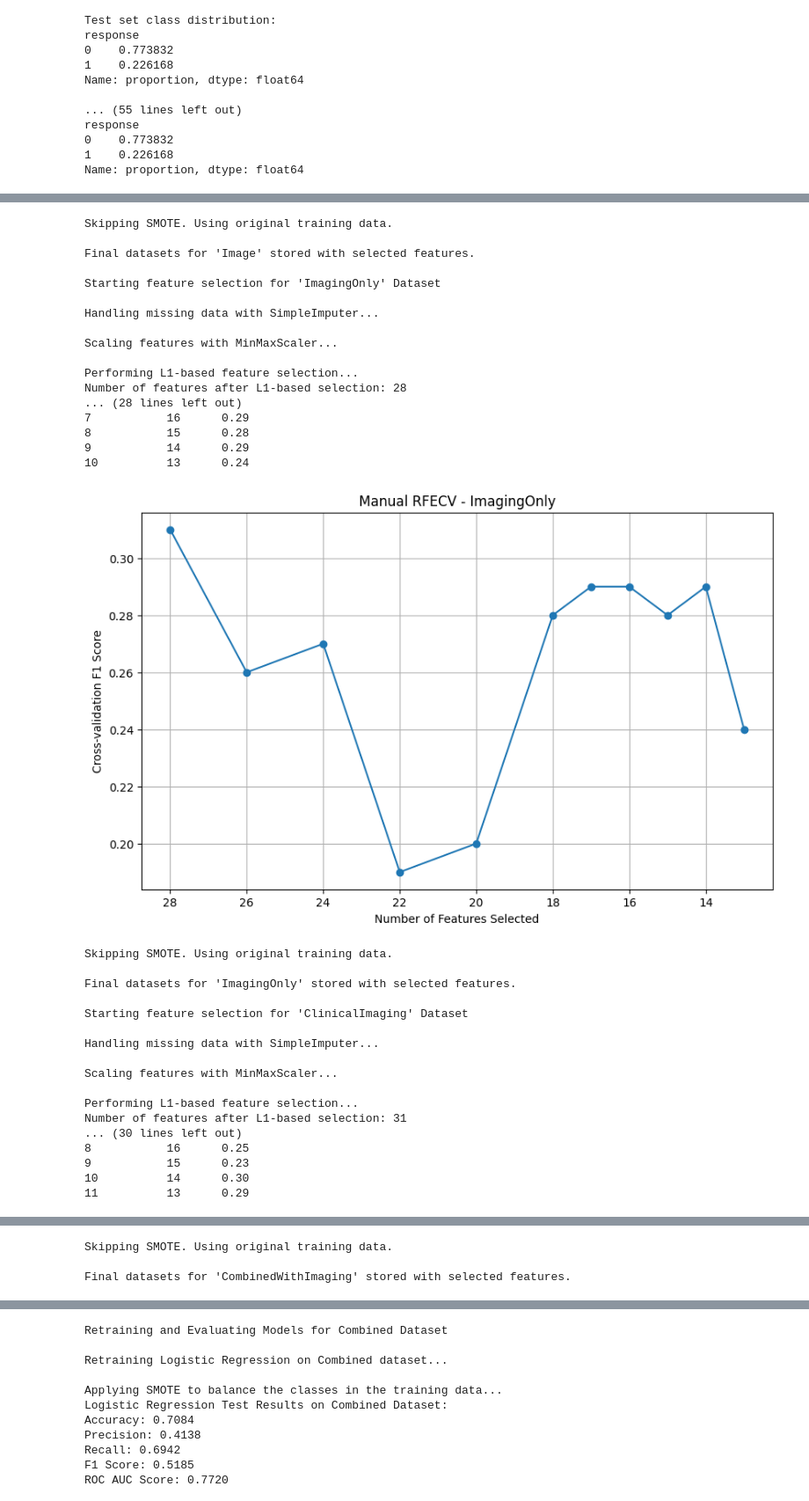
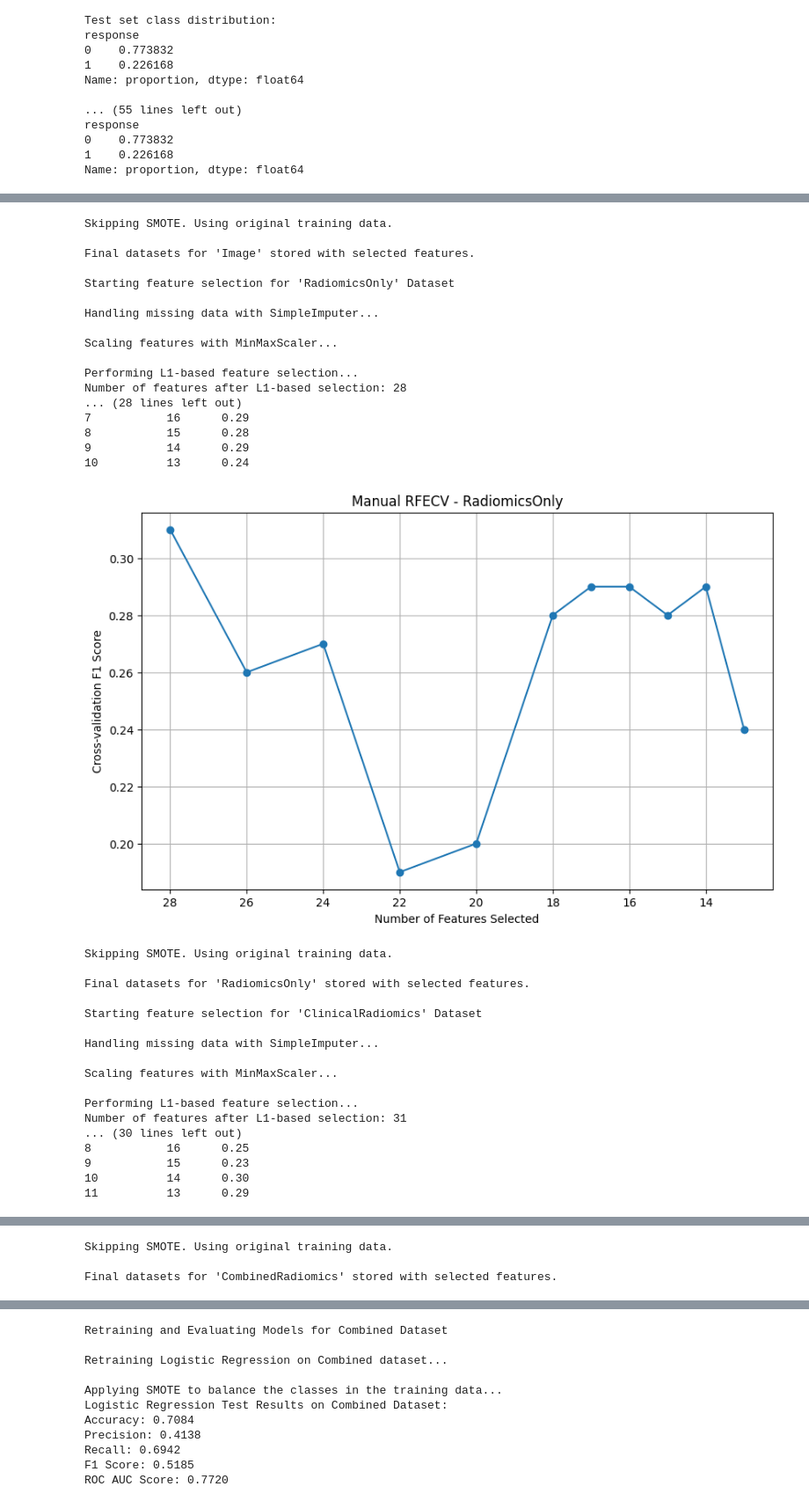
Before and after one commit to MeevEnayet/sparkMLproject, a Jupyter notebook: modelTraining_Oct11.ipynb, the cells around one changed output, grey strips where cells are left out. Shown at 88% size. Cells and saved outputs as stored; diff of their text form; code cells hidden in the pictures.

```diff
--- a/modelTraining_Oct11.ipynb
+++ b/modelTraining_Oct11.ipynb
@@ -310,7 +309,7 @@ additional_imaging_features_df = load_additional_imaging_features(imaging_featur
 Loading additional imaging features...
 Additional imaging features loaded.
 # %%
-# Prepare new datasets with the additional imaging features
+# Prepare new datasets with the radiomics imaging features
 
 print("Preparing new datasets with additional imaging features...")
 
@@ -373,9 +372,9 @@ y_combined_with_imaging = combined_with_imaging_df['response'].astype(int)
 groups_combined_with_imaging = combined_with_imaging_df['patient_id']
 
 # Add new datasets to data_variations
-data_variations['ImagingOnly'] = (X_imaging_only, y_imaging_only, groups_imaging_only)
-data_variations['ClinicalImaging'] = (X_clinical_imaging, y_clinical_imaging, groups_clinical_imaging)
-data_variations['CombinedWithImaging'] = (X_combined_with_imaging, y_combined_with_imaging, groups_combined_with_imaging)
+data_variations['RadiomicsOnly'] = (X_imaging_only, y_imaging_only, groups_imaging_only)
+data_variations['ClinicalRadiomics'] = (X_clinical_imaging, y_clinical_imaging, groups_clinical_imaging)
+data_variations['CombinedRadiomics'] = (X_combined_with_imaging, y_combined_with_imaging, groups_combined_with_imaging)
 
 print("New datasets added to data_variations.")
 # %% [output]
@@ -640,7 +639,7 @@ selected_features_dict = {}
 apply_smote = False  # Set to False if you want to skip SMOTE
 apply_mannwhitney = True  # Set to False if you want to skip Mann-Whitney U Test
 
-datasets_to_skip_mannwhitney = ['Clinical', 'ImagingOnly', 'ClinicalImaging', 'CombinedWithImaging']
+datasets_to_skip_mannwhitney = ['Clinical', 'RadiomicsOnly', 'ClinicalRadiomics', 'CombinedRadiomics']
 
 
 for dataset_name in data_variations.keys():
@@ -795,40 +794,40 @@ Final datasets for 'Clinical' stored with selected features.
 Starting feature selection for 'Image' Dataset
 
 Handling missing data with SimpleImputer...
 
 Scaling features with MinMaxScaler...
 
 Performing L1-based feature selection...
 Number of features after L1-based selection: 100
 ... (56 lines left out)
 21           9      0.22
 22           8      0.23
 23           7      0.27
 24           6      0.24
 [figure]
 Skipping SMOTE. Using original training data.
 
 Final datasets for 'Image' stored with selected features.
 
-Starting feature selection for 'ImagingOnly' Dataset
+Starting feature selection for 'RadiomicsOnly' Dataset
 
 Handling missing data with SimpleImputer...
 
 Scaling features with MinMaxScaler...
 
 Performing L1-based feature selection...
 Number of features after L1-based selection: 28
 ... (28 lines left out)
 7           16      0.29
 8           15      0.28
 9           14      0.29
 10          13      0.24
-[figure, old version]
+[figure, new version]
 Skipping SMOTE. Using original training data.
 
-Final datasets for 'ImagingOnly' stored with selected features.
+Final datasets for 'RadiomicsOnly' stored with selected features.
 
-Starting feature selection for 'ClinicalImaging' Dataset
+Starting feature selection for 'ClinicalRadiomics' Dataset
 
 Handling missing data with SimpleImputer...
 
@@ -863,4 +862,4 @@ Number of features after L1-based selection: 100
 Skipping SMOTE. Using original training data.
 
-Final datasets for 'CombinedWithImaging' stored with selected features.
+Final datasets for 'CombinedRadiomics' stored with selected features.
 # %%
```
Also changed, not shown: parts of 20 cells of this notebook.
